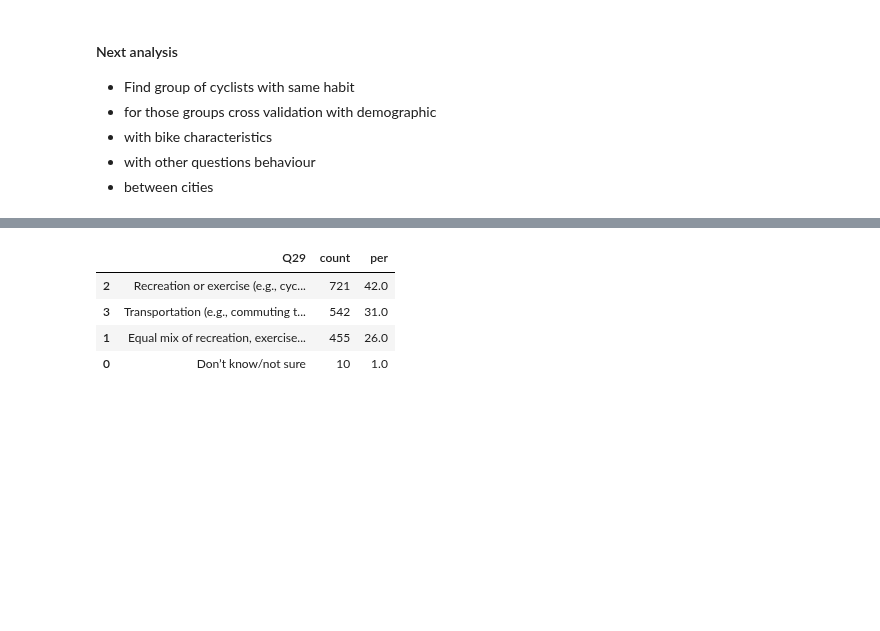
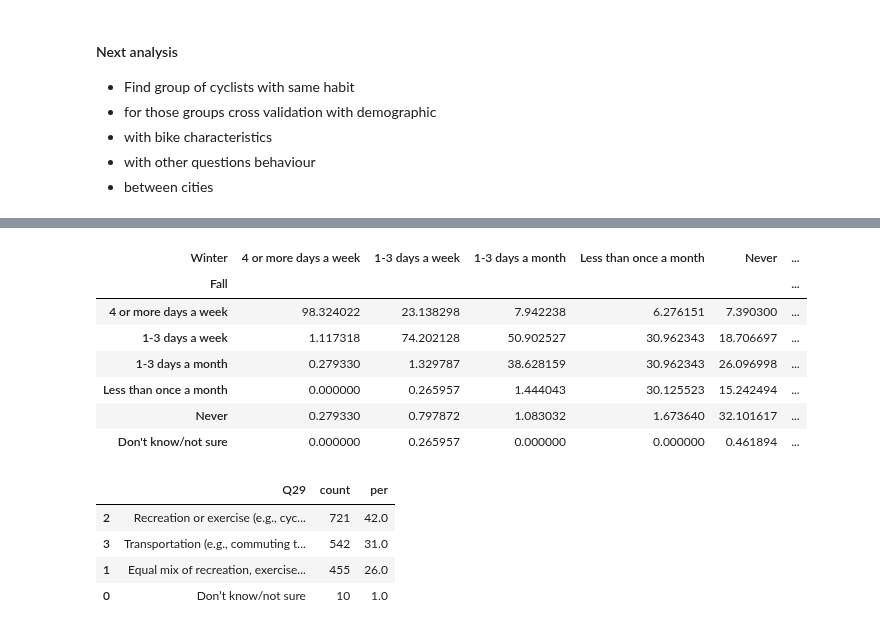
Before and after one commit to achic19/Biketheft, a Jupyter notebook: python/notebooks/paper_2_notebook/general analysis.ipynb, the cells around one changed output, grey strips where cells are left out. Drawn from its saved outputs; the diff is of its cells as text; code cells hidden in the pictures; blank space fills up the shorter version.

```diff
--- a/python/notebooks/paper_2_notebook/general analysis.ipynb
+++ b/python/notebooks/paper_2_notebook/general analysis.ipynb
@@ -277,8 +304,8 @@ data_to_use  =[res_reg[f'Q28_{i}'].rename(columns={'per':seasons[i]}) for i in r
 data_to_use_1 =[data.rename(columns= {data.columns[0]:frequency}).drop('count', axis=1).set_index(frequency) for data in data_to_use]
 seasons_pd= pd.concat(data_to_use_1,axis=1)
 
-frequency_dic={'1-3 days a week':1, '4 or more days a week':0, '1-3 days a month':2, 'Never':4,
-       'Less than once a month':3, "Don't know/not sure":5}
+frequency_dic={'4 or more days a week':0,'1-3 days a week':1,  '1-3 days a month':2,'Less than once a month':3, 'Never':4,
+        "Don't know/not sure":5}
 for_sort = 'for_sort'
 seasons_pd[for_sort] = frequency_dic
 seasons_pd.sort_values(for_sort).drop(for_sort,axis=1).T
@@ -303,3 +341,17 @@ Q28 - Over the past year, how often did you cycle
+# %%
+
+my_reindex= list(frequency_dic.keys())
+data_general.rename(columns = {'Q28_1':'Fall', 'Q28_2':'Winter', 'Q28_3':'Spring',  'Q28_4':'Summer'}, inplace=True )
+pd.crosstab(index =data_general['Fall'],columns=data_general['Winter'],normalize='columns').reindex(columns= my_reindex,index= my_reindex)*100
+# %% [output]
+| Winter | 4 or more days a week | 1-3 days a week | 1-3 days a month | Less than once a month | Never | ... |
+| Fall |  |  |  |  |  | ... |
+| 4 or more days a week | 98.324022 | 23.138298 | 7.942238 | 6.276151 | 7.390300 | ... |
+| 1-3 days a week | 1.117318 | 74.202128 | 50.902527 | 30.962343 | 18.706697 | ... |
+| 1-3 days a month | 0.279330 | 1.329787 | 38.628159 | 30.962343 | 26.096998 | ... |
+| Less than once a month | 0.000000 | 0.265957 | 1.444043 | 30.125523 | 15.242494 | ... |
+| Never | 0.279330 | 0.797872 | 1.083032 | 1.673640 | 32.101617 | ... |
+| Don't know/not sure | 0.000000 | 0.265957 | 0.000000 | 0.000000 | 0.461894 | ... |
 # %%
 q_num ='Q29'
 res_reg[q_num]
```
Also changed, not shown: parts of 12 cells of this notebook.
